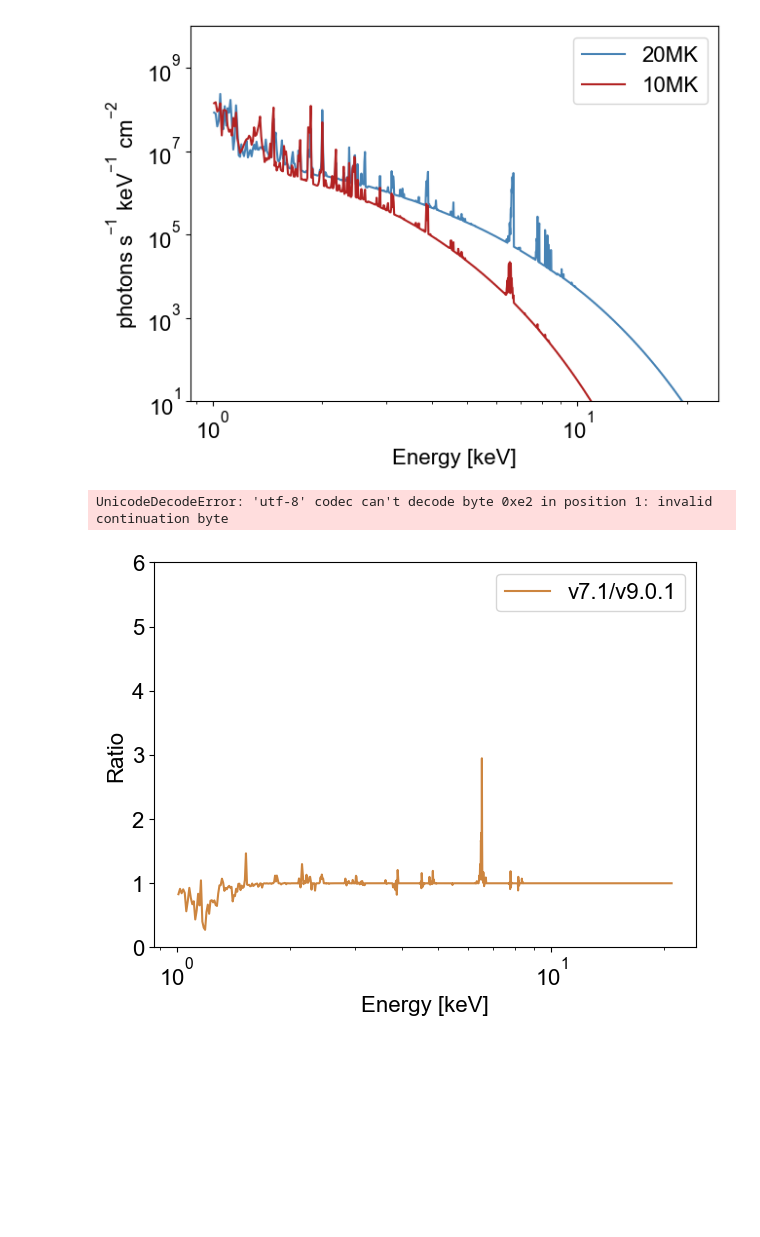
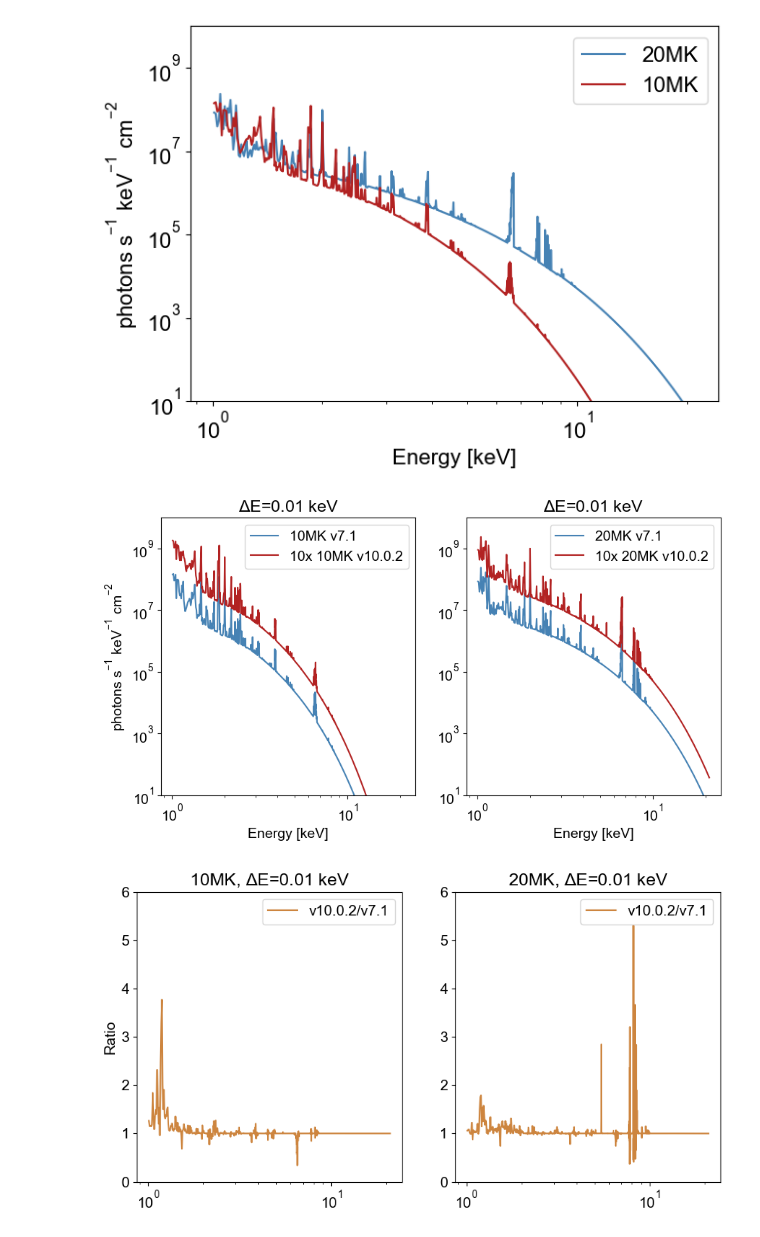
Before and after one commit to ianan/fvth_stuff, a Jupyter notebook: python/test_thermal_sav.ipynb, the cells around one changed output. Saved outputs shown, nothing was run; the diff lists cells and outputs as text; code cells hidden in the pictures; blank space fills up the shorter version.

```diff
--- a/python/test_thermal_sav.ipynb
+++ b/python/test_thermal_sav.ipynb
@@ -39,30 +38,44 @@ plt.legend()
 plt.show()
 # %% [output]
 [figure]
-# %%
-# Load in the new continuum file
-new_cont=thermal.setup_continuum_parameters('../idl/chianti_cont_1_250_unity_v1002_t41.sav')
-#  Load in the new lines files
-# new_line=thermal.setup_line_parameters('../idl/chianti_lines_1_12_unity_v1002_t41.sav')
-# %% [output]
-UnicodeDecodeError: 'utf-8' codec can't decode byte 0xe2 in position 1: invalid continuation byte
-# %%
-# Maybe just try one of the other idl files...
-chdir='/usr/local/ssw/packages/xray/dbase/chianti/'
-# No v9.0.1 sav file version for cont in sswidl so just stick with default one
-# Should really change much from ver to ver anyway
-thermal.CONTINUUM_GRID=thermal.setup_continuum_parameters(chdir+'chianti_cont_1_250_v71.sav')
-thermal.LINE_GRID=thermal.setup_line_parameters(chdir+'chianti_lines_01_12_unity_v901_t41.sav')
-f10_v9=thermal.thermal_emission(engs << u.keV,10*1e6<<u.K,1e49<< u.cm**(-3))
-# %%
-matplotlib.rcParams['font.size']=16
-fig, ax= plt.subplots(1,figsize=(7,5))
-ax.plot(engs[:-1],f10.value/f10_v9.value,label='v7.1/v9.0.1',color='peru')
-ax.set_xscale('log')
-ax.set_ylim([0,6])
-ax.set_ylabel('Ratio')
-ax.set_xlabel('Energy [keV]')
-plt.legend()
-plt.show()
-# %% [output]
-[figure, removed]
+# %%
+# Try it with my new generated
+thermal.CONTINUUM_GRID=thermal.setup_continuum_parameters('../idl/chianti_cont_1_250_unity_v1002_t41.sav')
+thermal.LINE_GRID=thermal.setup_line_parameters('../idl/chianti_lines_1_12_unity_v1002_t41.sav')
+f10_v10=thermal.thermal_emission(engs << u.keV,10*1e6<<u.K,1e49<< u.cm**(-3))
+f20_v10=thermal.thermal_emission(engs << u.keV,20*1e6<<u.K,1e49<< u.cm**(-3))
+# %%
+matplotlib.rcParams['font.size']=14
+fig, axs= plt.subplots(1,2,figsize=(10,5))
+axs[0].plot(engs[:-1],f10.value,label='10MK v7.1',color='steelblue')
+axs[0].plot(engs[:-1],f10_v10.value*10,label='10x 10MK v10.0.2',color='firebrick')
+
+axs[1].plot(engs[:-1],f20.value,label='20MK v7.1',color='steelblue')
+axs[1].plot(engs[:-1],f20_v10.value*10,label='10x 20MK v10.0.2',color='firebrick')
+axs[0].set_ylabel('$photons\;s^{-1}\;keV^{-1}\;cm^{-2}$')
+
+for ax in axs:
+    ax.set_title('$\Delta$E=0.01 keV')
+    ax.set_yscale('log')
+    ax.set_xscale('log')
+    ax.set_ylim([1e1,1e10])
+    ax.set_xlabel('Energy [keV]')
+    ax.legend()
+plt.show()
+# %% [output]
+[figure, added]
+# %%
+fig, axs= plt.subplots(1,2,figsize=(10,5))
+axs[0].plot(engs[:-1],f10_v10.value/f10.value,label='v10.0.2/v7.1',color='peru')
+axs[1].plot(engs[:-1],f20_v10.value/f20.value,label='v10.0.2/v7.1',color='peru')
+axs[0].set_ylabel('Ratio')
+axs[0].set_title('10MK, $\Delta$E=0.01 keV')
+axs[1].set_title('20MK, $\Delta$E=0.01 keV')
+axs[0].set_ylabel('Ratio')
+for ax in axs:
+    ax.set_xscale('log')
+    ax.set_ylim([0,6])
+    ax.legend()
+plt.show()
+# %% [output]
+[figure, added]
```
Also changed, not shown: parts of 5 cells of this notebook, 5 other files.
